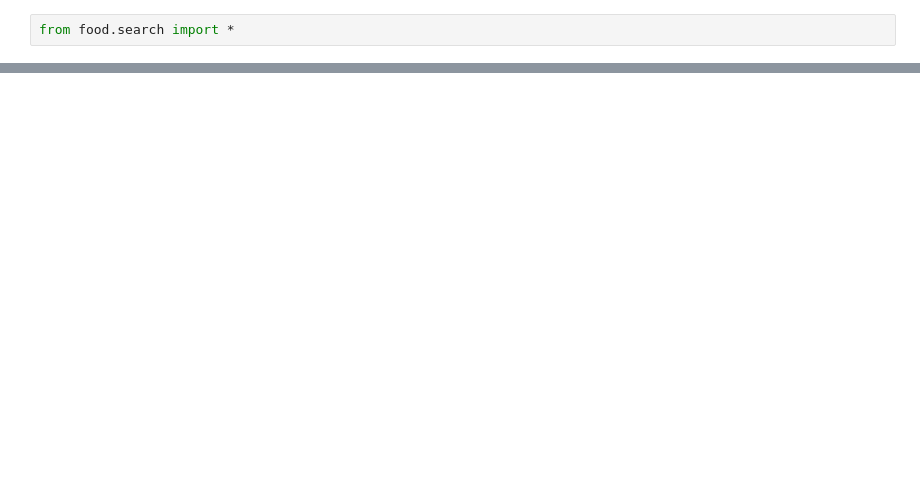
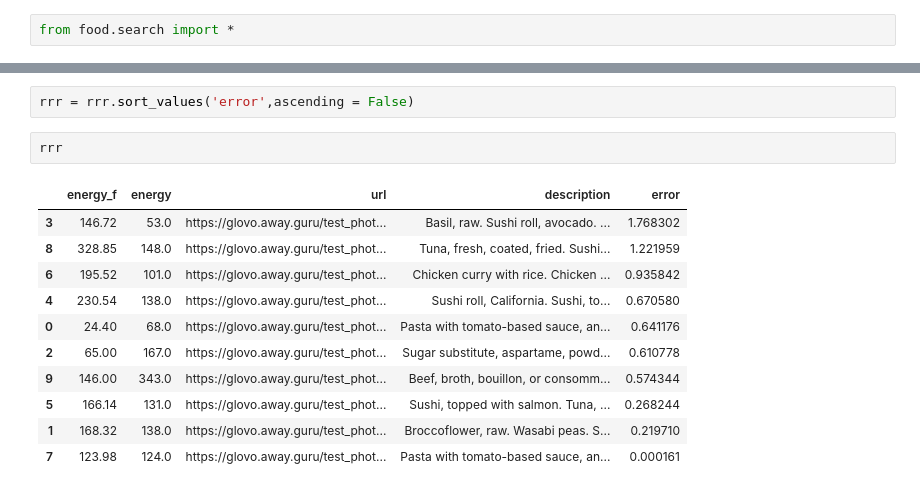
Before and after one commit to DmitriyG228/food, a Jupyter notebook: testset_exploration.ipynb, the cells around one changed output, grey strips where cells are left out. Cells and saved outputs as stored; diff of their text form; blank space fills up the shorter version.

```diff
--- a/testset_exploration.ipynb
+++ b/testset_exploration.ipynb
@@ -81,0 +61,16 @@ search_image?
+# %%
+rrr = rrr.sort_values('error',ascending = False)
+# %%
+rrr
+# %% [output]
+|  | energy_f | energy | url | description | error |
+| 3 | 146.72 | 53.0 | https://glovo.away.guru/test_phot... | Basil, raw. Sushi roll, avocado. ... | 1.768302 |
+| 8 | 328.85 | 148.0 | https://glovo.away.guru/test_phot... | Tuna, fresh, coated, fried. Sushi... | 1.221959 |
+| 6 | 195.52 | 101.0 | https://glovo.away.guru/test_phot... | Chicken curry with rice. Chicken ... | 0.935842 |
+| 4 | 230.54 | 138.0 | https://glovo.away.guru/test_phot... | Sushi roll, California. Sushi, to... | 0.670580 |
+| 0 | 24.40 | 68.0 | https://glovo.away.guru/test_phot... | Pasta with tomato-based sauce, an... | 0.641176 |
+| 2 | 65.00 | 167.0 | https://glovo.away.guru/test_phot... | Sugar substitute, aspartame, powd... | 0.610778 |
+| 9 | 146.00 | 343.0 | https://glovo.away.guru/test_phot... | Beef, broth, bouillon, or consomm... | 0.574344 |
+| 5 | 166.14 | 131.0 | https://glovo.away.guru/test_phot... | Sushi, topped with salmon. Tuna, ... | 0.268244 |
+| 1 | 168.32 | 138.0 | https://glovo.away.guru/test_phot... | Broccoflower, raw. Wasabi peas. S... | 0.219710 |
+| 7 | 123.98 | 124.0 | https://glovo.away.guru/test_phot... | Pasta with tomato-based sauce, an... | 0.000161 |
```
Also changed, not shown: parts of 22 cells of this notebook, 2 other files.
